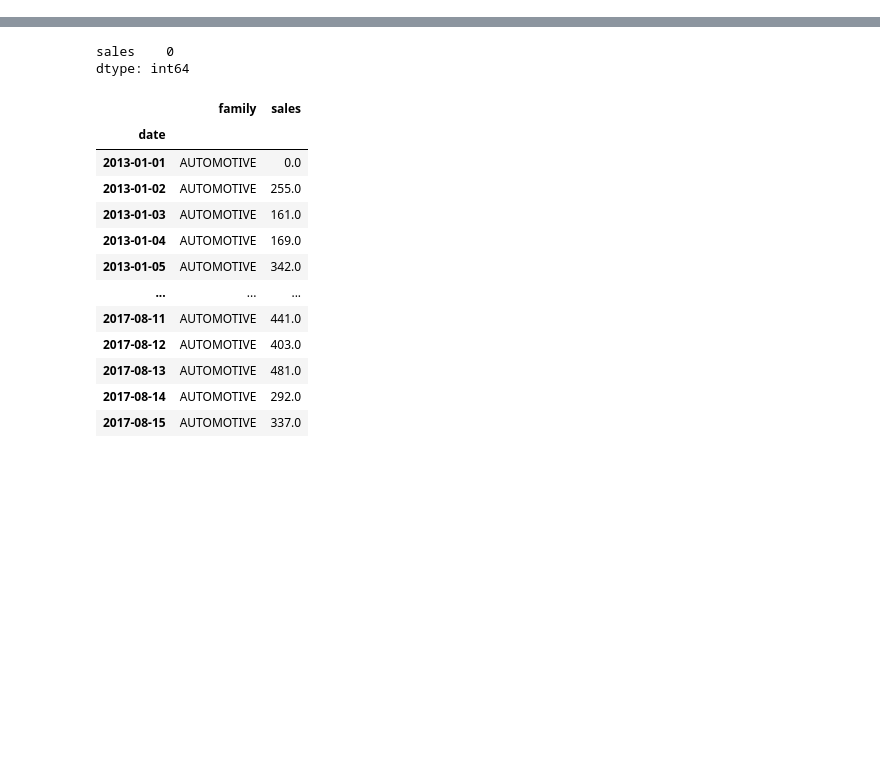
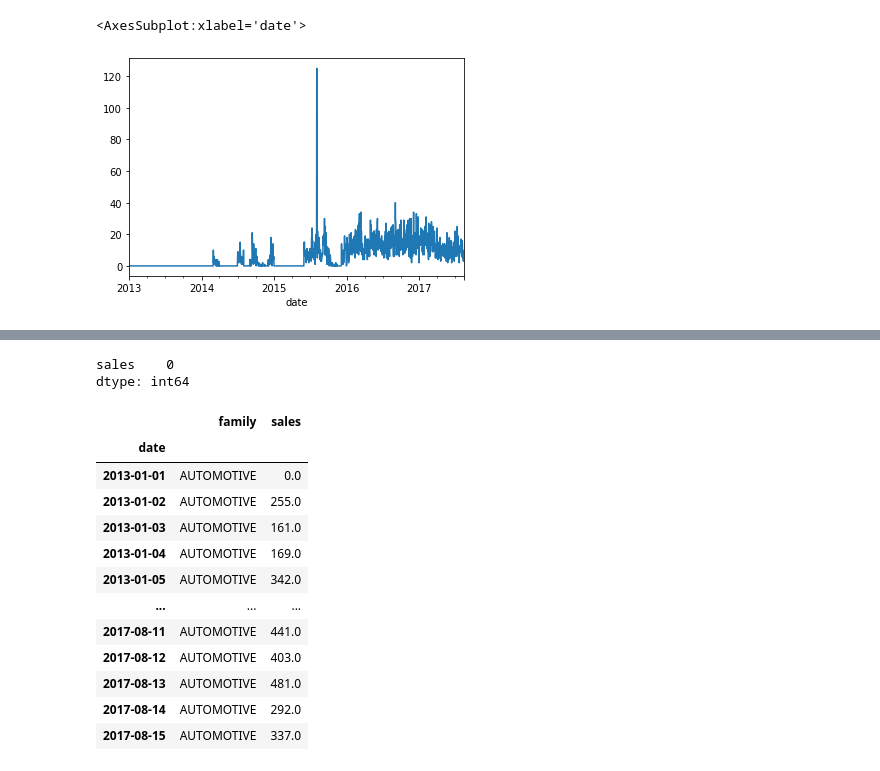
Before and after one commit to matheusfsa/time_series_kedro, a Jupyter notebook: notebooks/eda.ipynb, the cells around one changed output, grey strips where cells are left out. Cells and saved outputs as stored; diff of their text form; code cells hidden in the pictures; blank space fills up the shorter version.

```diff
--- a/notebooks/eda.ipynb
+++ b/notebooks/eda.ipynb
@@ -19,0 +57,5 @@ transactions = catalog.load("transactions")
+# %%
+prepared_data[prepared_data.family == series_ids[1]].set_index("date").sales.plot()
+# %% [output]
+<AxesSubplot:xlabel='date'>
+[figure, added]
```
Also changed, not shown: parts of 16 cells of this notebook, 7 other files.
